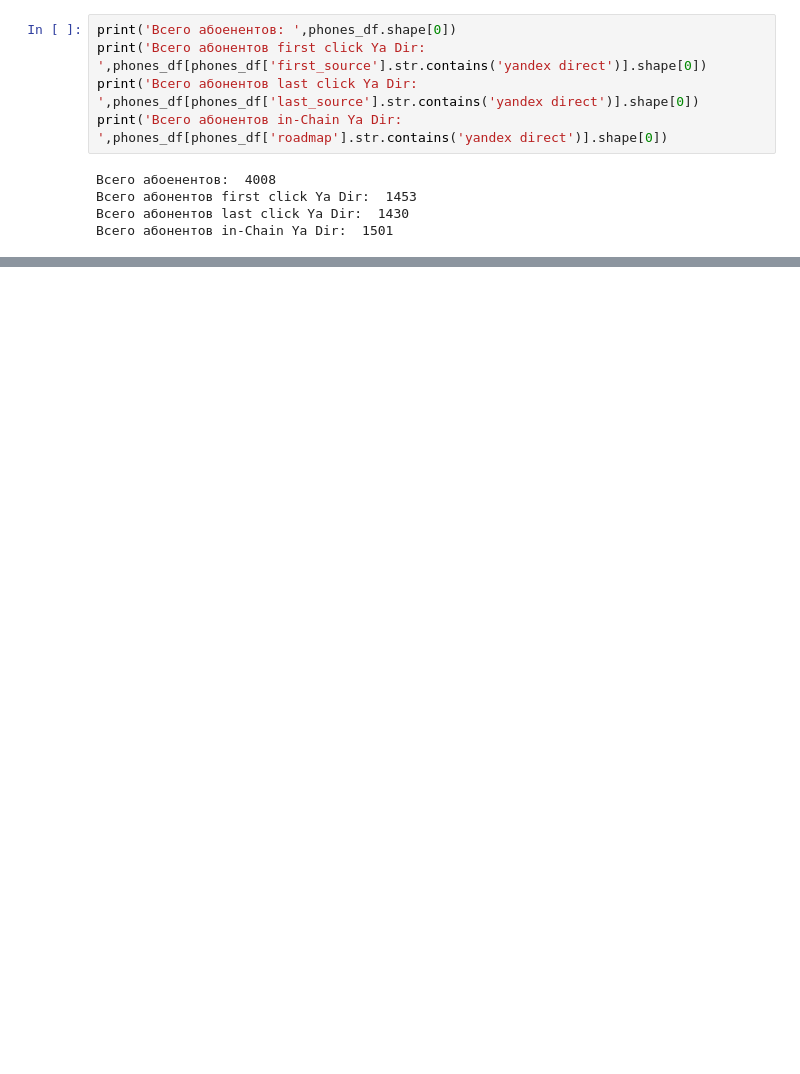
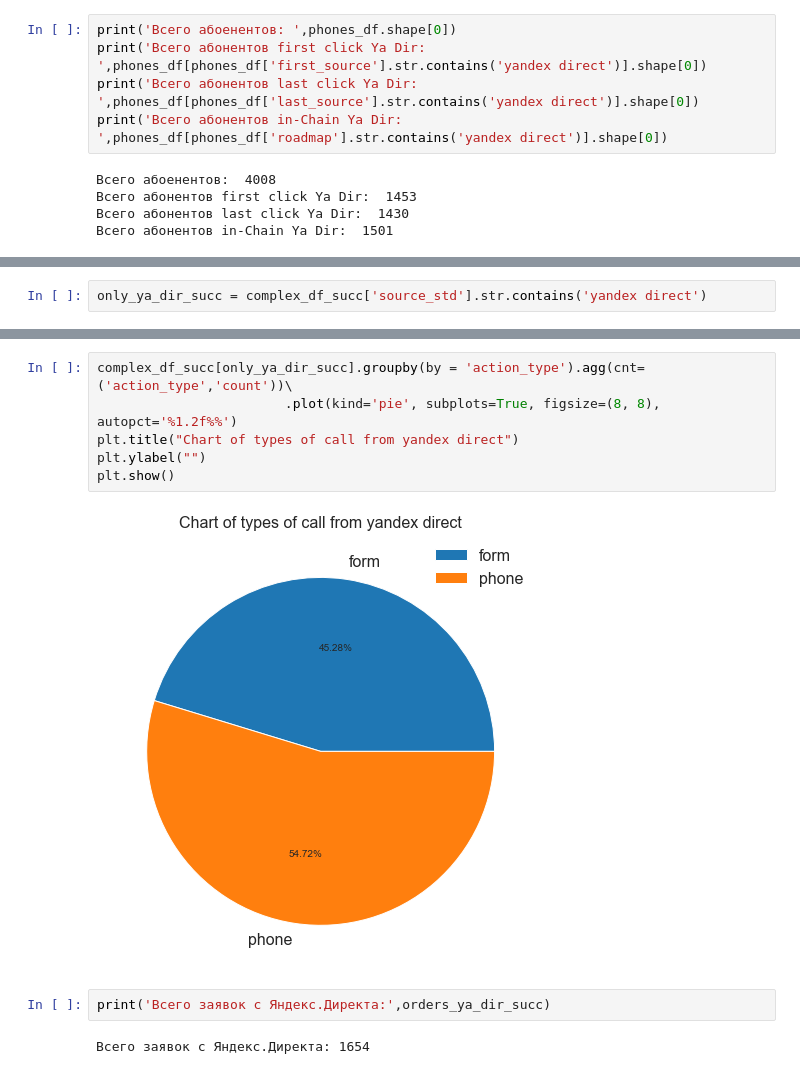
Before and after one commit to artwist-polyakov/adv, a Jupyter notebook: yandex/Yandex Stats Autoprestus.ipynb, the cells around one changed output, grey strips where cells are left out. Saved outputs shown, nothing was run; the diff lists cells and outputs as text; blank space fills up the shorter version.

```diff
--- a/yandex/Yandex Stats Autoprestus.ipynb
+++ b/yandex/Yandex Stats Autoprestus.ipynb
@@ -311,0 +392,2 @@ print('Всего абонентов in-Chain Ya Dir: ',phones_df[phones_df['roa
+# %%
+only_ya_dir_succ = complex_df_succ['source_std'].str.contains('yandex direct')
@@ -311,0 +409,12 @@ print('Всего абонентов in-Chain Ya Dir: ',phones_df[phones_df['roa
+# %%
+complex_df_succ[only_ya_dir_succ].groupby(by = 'action_type').agg(cnt=('action_type','count'))\
+                        .plot(kind='pie', subplots=True, figsize=(8, 8), autopct='%1.2f%%')
+plt.title("Chart of types of call from yandex direct")
+plt.ylabel("")
+plt.show()
+# %% [output]
+[figure, added]
+# %%
+print('Всего заявок с Яндекс.Директа:',orders_ya_dir_succ)
+# %% [output]
+Всего заявок с Яндекс.Директа: 1654
```
Also changed, not shown: parts of 8 cells of this notebook.
